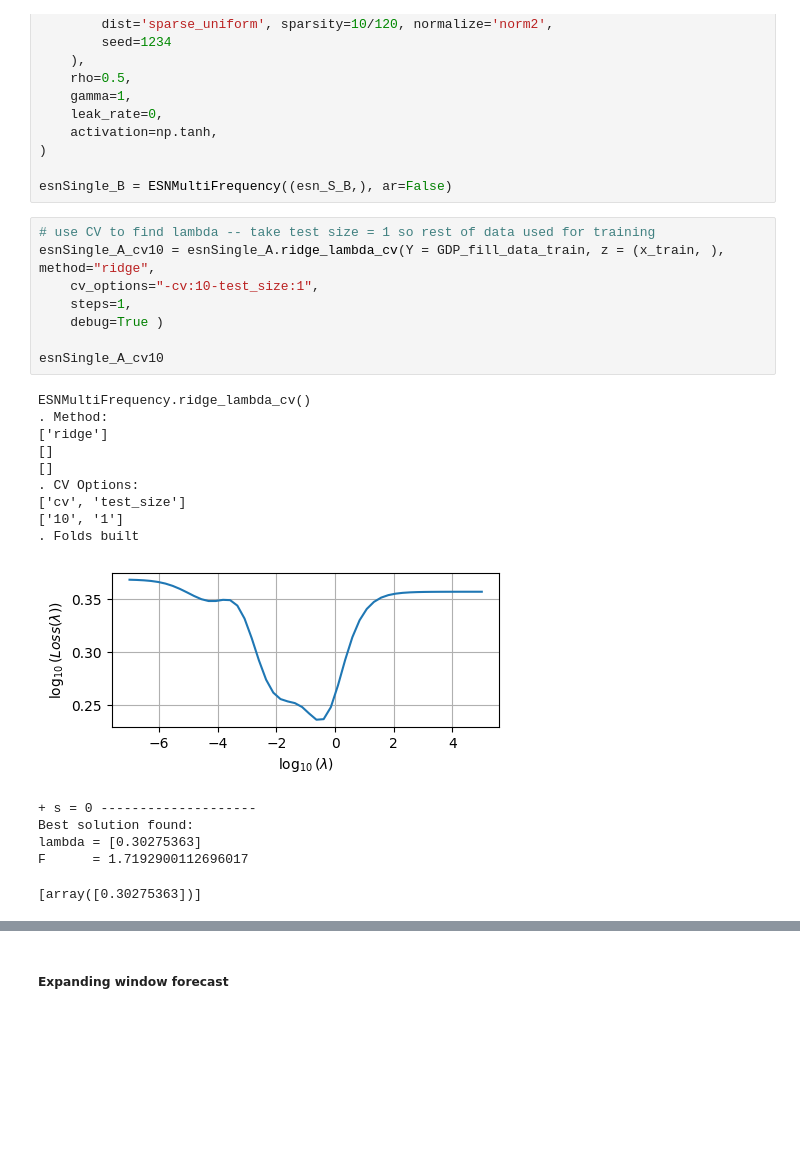
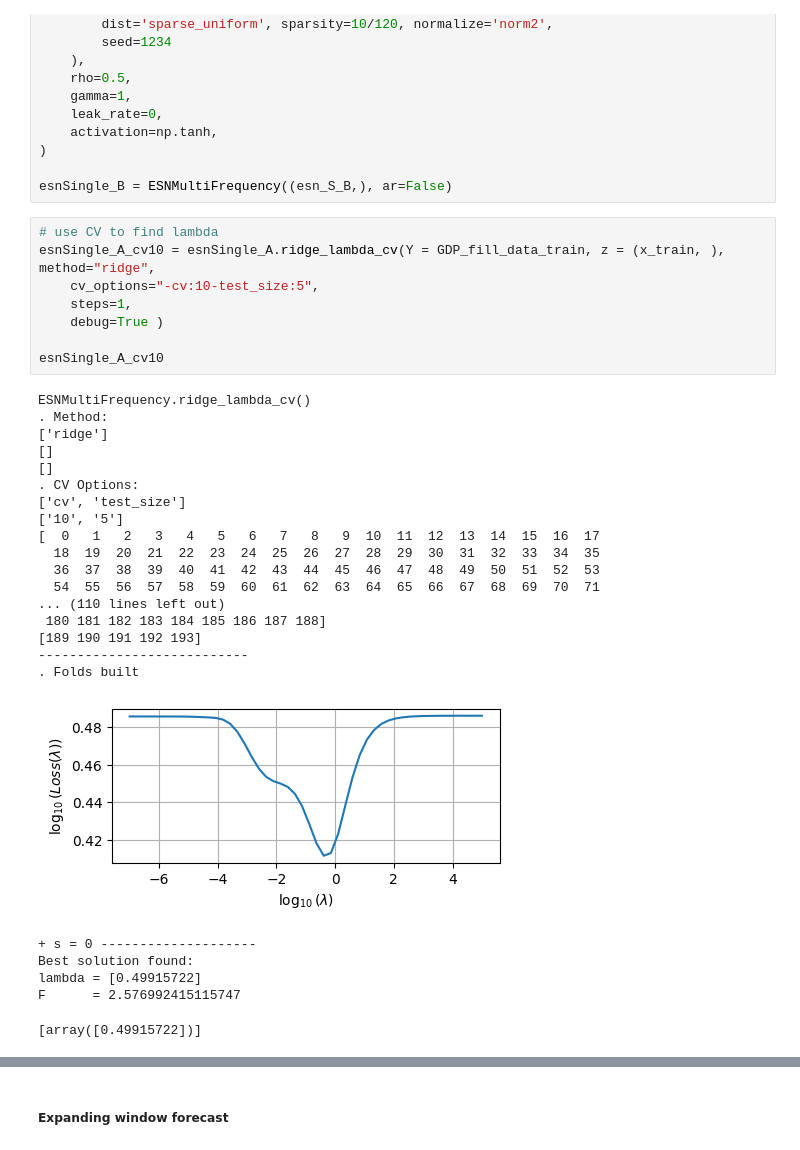
Before and after one commit to qh007/FYP, a Jupyter notebook: ESN-new.ipynb, the cells around one changed output, grey strips where cells are left out. Drawn from its saved outputs; the diff is of its cells as text; blank space fills up the shorter version.

```diff
--- a/ESN-new.ipynb
+++ b/ESN-new.ipynb
@@ -328,28 +245,36 @@ esn_S_B = ESN(
 
 esnSingle_B = ESNMultiFrequency((esn_S_B,), ar=False)
 # %%
-# use CV to find lambda -- take test size = 1 so rest of data used for training
+# use CV to find lambda
 esnSingle_A_cv10 = esnSingle_A.ridge_lambda_cv(Y = GDP_fill_data_train, z = (x_train, ), method="ridge",
-    cv_options="-cv:10-test_size:1",
+    cv_options="-cv:10-test_size:5",
     steps=1,
     debug=True )
 
 esnSingle_A_cv10
 # %% [output]
 ESNMultiFrequency.ridge_lambda_cv()
 . Method:
 ['ridge']
 []
 []
 . CV Options:
 ['cv', 'test_size']
-['10', '1']
+['10', '5']
+[  0   1   2   3   4   5   6   7   8   9  10  11  12  13  14  15  16  17
+  18  19  20  21  22  23  24  25  26  27  28  29  30  31  32  33  34  35
+  36  37  38  39  40  41  42  43  44  45  46  47  48  49  50  51  52  53
+  54  55  56  57  58  59  60  61  62  63  64  65  66  67  68  69  70  71
+... (110 lines left out)
+ 180 181 182 183 184 185 186 187 188]
+[189 190 191 192 193]
+---------------------------
 . Folds built
-[figure, old version]
+[figure, new version]
 + s = 0 --------------------
 Best solution found:
-lambda = [0.30275363]
-F      = 1.7192900112696017
+lambda = [0.49915722]
+F      = 2.576992415115747
-[array([0.30275363])]
+[array([0.49915722])]
 # %%
 esnSingle_B_cv10 = esnSingle_B.ridge_lambda_cv(Y = GDP_fill_data_train, z = (x_train, ), method="ridge-isotropic",
```
Also changed, not shown: parts of 9 cells of this notebook, 2 other files.
